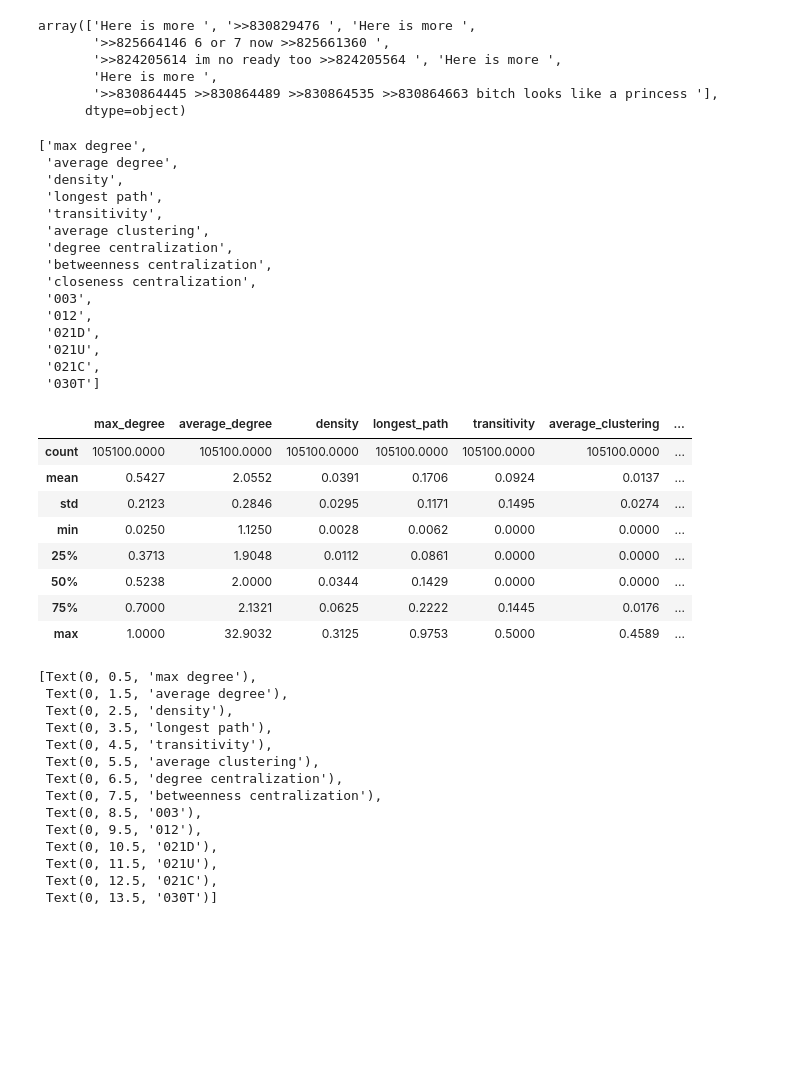
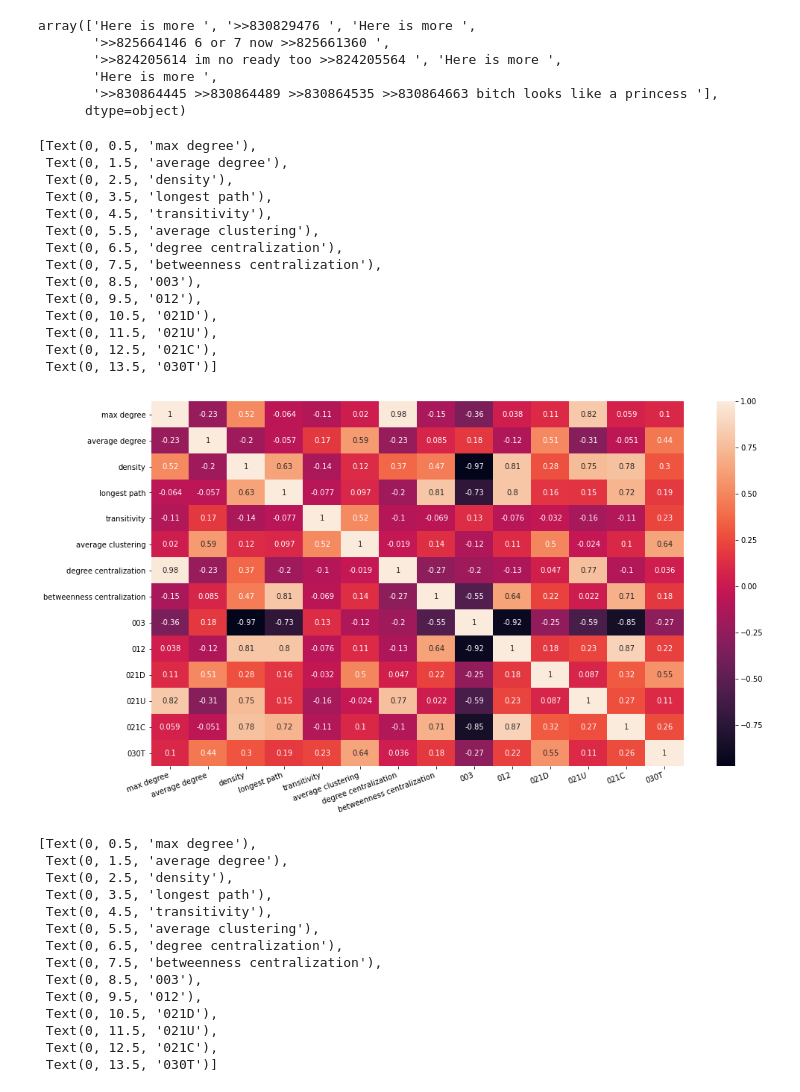
Before and after one commit to Veritogen/master_thesis, a Jupyter notebook: Deskriptives.ipynb, the cells around one changed output. Cells and saved outputs as stored; diff of their text form; code cells hidden in the pictures; blank space fills up the shorter version.

```diff
--- a/Deskriptives.ipynb
+++ b/Deskriptives.ipynb
@@ -222,14 +182,3 @@ array(['Here is more ', '>>830829476 ', 'Here is more ',
        'Here is more ',
        '>>830864445 >>830864489 >>830864535 >>830864663 bitch looks like a princess '],
       dtype=object)
-# %%
-def filter_on_stats(stat_df, min_replies=10, max_replies=350, language='en', acyclic=True):
-    filter_array = np.logical_and(stat_df.replies >= min_replies ,stat_df.language == language)
-    filter_array = np.logical_and(filter_array, stat_df.is_acyclic == acyclic)
-    filter_array = np.logical_and(filter_array,stat_df.replies <= max_replies)
-    filter_array = filter_array.to_numpy()
-    return filter_array
-
-def drop_useless(graph_feature_df):
-    return graph_feature_df.drop(columns=["network_diameter", "network_radius",  "102", "111D", "111U",
-                                          "030C", "201", "120D", "120U", "120C", "210", "300" ])
@@ -240,20 +185,2 @@ palette = sns.color_palette("Blues", as_cmap=True)
 # %%
 clean_columns = [" ".join(column.split("_")) for column in drop_useless(b_graph_features).drop(columns="board").columns ]
-# %%
-clean_columns
-# %% [output]
-['max degree',
- 'average degree',
- 'density',
- 'longest path',
- 'transitivity',
- 'average clustering',
- 'degree centralization',
- 'betweenness centralization',
- 'closeness centralization',
- '003',
- '012',
- '021D',
- '021U',
- '021C',
- '030T']
@@ -262,12 +186,0 @@ clean_columns
-# %%
-drop_useless(b_graph_features)[filter_on_stats(b_stats)].describe().round(4)
-# %% [output]
-|  | max_degree | average_degree | density | longest_path | transitivity | average_clustering | ... |
-| count | 105100.0000 | 105100.0000 | 105100.0000 | 105100.0000 | 105100.0000 | 105100.0000 | ... |
-| mean | 0.5427 | 2.0552 | 0.0391 | 0.1706 | 0.0924 | 0.0137 | ... |
-| std | 0.2123 | 0.2846 | 0.0295 | 0.1171 | 0.1495 | 0.0274 | ... |
-| min | 0.0250 | 1.1250 | 0.0028 | 0.0062 | 0.0000 | 0.0000 | ... |
-| 25% | 0.3713 | 1.9048 | 0.0112 | 0.0861 | 0.0000 | 0.0000 | ... |
-| 50% | 0.5238 | 2.0000 | 0.0344 | 0.1429 | 0.0000 | 0.0000 | ... |
-| 75% | 0.7000 | 2.1321 | 0.0625 | 0.2222 | 0.1445 | 0.0176 | ... |
-| max | 1.0000 | 32.9032 | 0.3125 | 0.9753 | 0.5000 | 0.4589 | ... |
@@ -278,3 +187,24 @@ drop_useless(b_graph_features)[filter_on_stats(b_stats)].describe().round(4).tra
+# %%
+plt.figure(figsize=(16,9))
+g = sns.heatmap(drop_useless(archive_graph_features)[filter_on_stats(archive_stats)].corr(), annot=True)
+g.set_xticklabels(clean_columns, rotation=20, horizontalalignment='right')
+g.set_yticklabels(clean_columns)
+# %% [output]
+[Text(0, 0.5, 'max degree'),
+ Text(0, 1.5, 'average degree'),
+ Text(0, 2.5, 'density'),
+ Text(0, 3.5, 'longest path'),
+ Text(0, 4.5, 'transitivity'),
+ Text(0, 5.5, 'average clustering'),
+ Text(0, 6.5, 'degree centralization'),
+ Text(0, 7.5, 'betweenness centralization'),
+ Text(0, 8.5, '003'),
+ Text(0, 9.5, '012'),
+ Text(0, 10.5, '021D'),
+ Text(0, 11.5, '021U'),
+ Text(0, 12.5, '021C'),
+ Text(0, 13.5, '030T')]
+[figure, added]
 # %%
 plt.figure(figsize=(16,9))
 g = sns.heatmap(drop_useless(b_graph_features)[filter_on_stats(b_stats)].corr(), annot=True)
```
Also changed, not shown: parts of 18 cells of this notebook, 4 other files.
